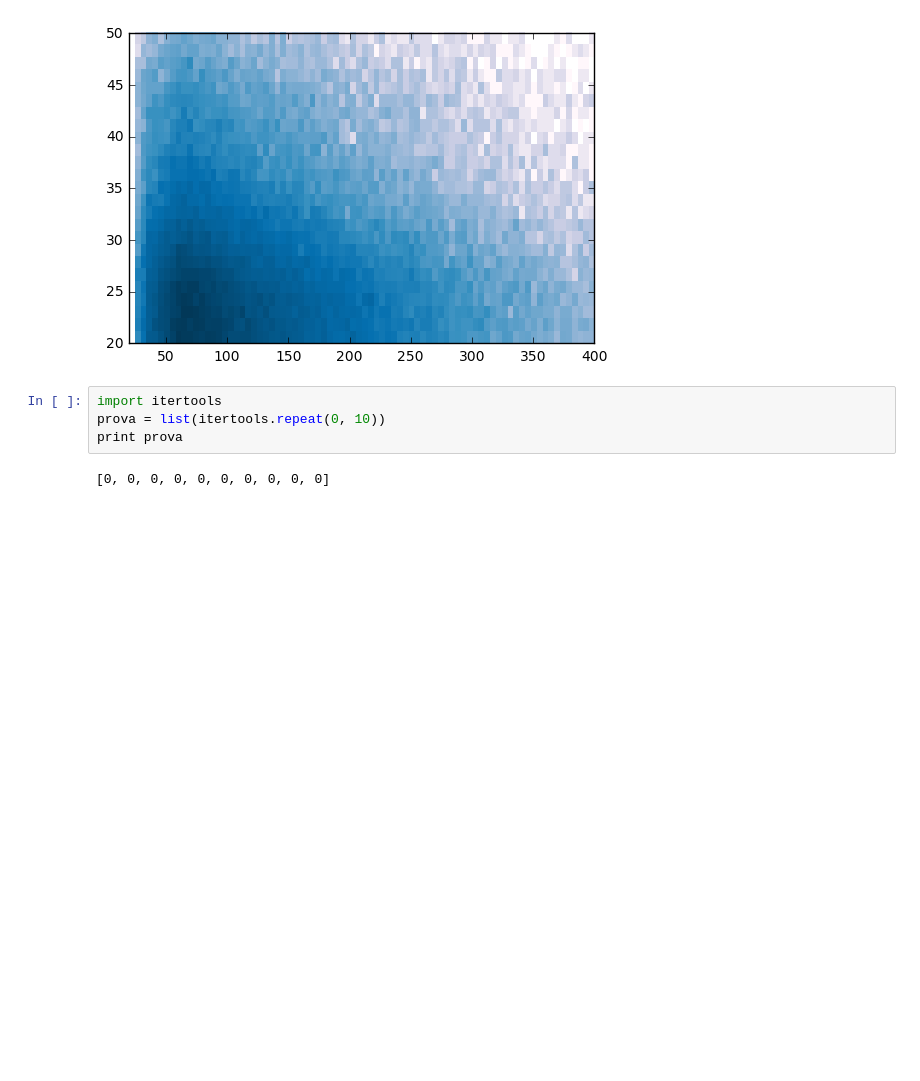
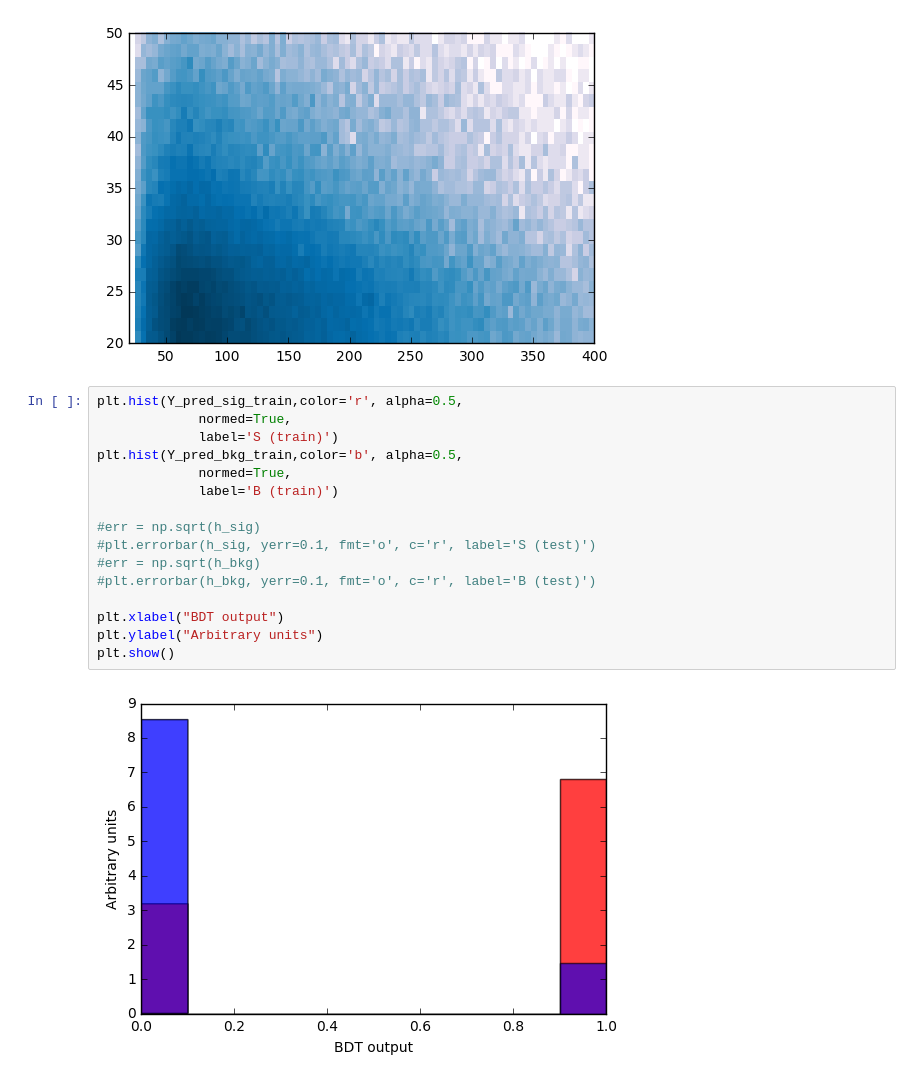
Before and after one commit to michelif/HHbbgg_ETH, a Jupyter notebook: Training/notebooks/test.ipynb, the cells around one changed output. Cells and saved outputs as stored; diff of their text form; blank space fills up the shorter version.

```diff
--- a/Training/notebooks/test.ipynb
+++ b/Training/notebooks/test.ipynb
@@ -202,9 +183,21 @@ plt.show()
    97.95415497]
 [figure]
 [figure]
-# %%
-import itertools
-prova = list(itertools.repeat(0, 10))
-print prova
-# %% [output]
-[0, 0, 0, 0, 0, 0, 0, 0, 0, 0]
+# %%
+plt.hist(Y_pred_sig_train,color='r', alpha=0.5,
+             normed=True,
+             label='S (train)')
+plt.hist(Y_pred_bkg_train,color='b', alpha=0.5,
+             normed=True,
+             label='B (train)')
+
+#err = np.sqrt(h_sig)
+#plt.errorbar(h_sig, yerr=0.1, fmt='o', c='r', label='S (test)')
+#err = np.sqrt(h_bkg)
+#plt.errorbar(h_bkg, yerr=0.1, fmt='o', c='r', label='B (test)')
+
+plt.xlabel("BDT output")
+plt.ylabel("Arbitrary units")
+plt.show()
+# %% [output]
+[figure, added]
```
Also changed, not shown: parts of 2 cells of this notebook.
